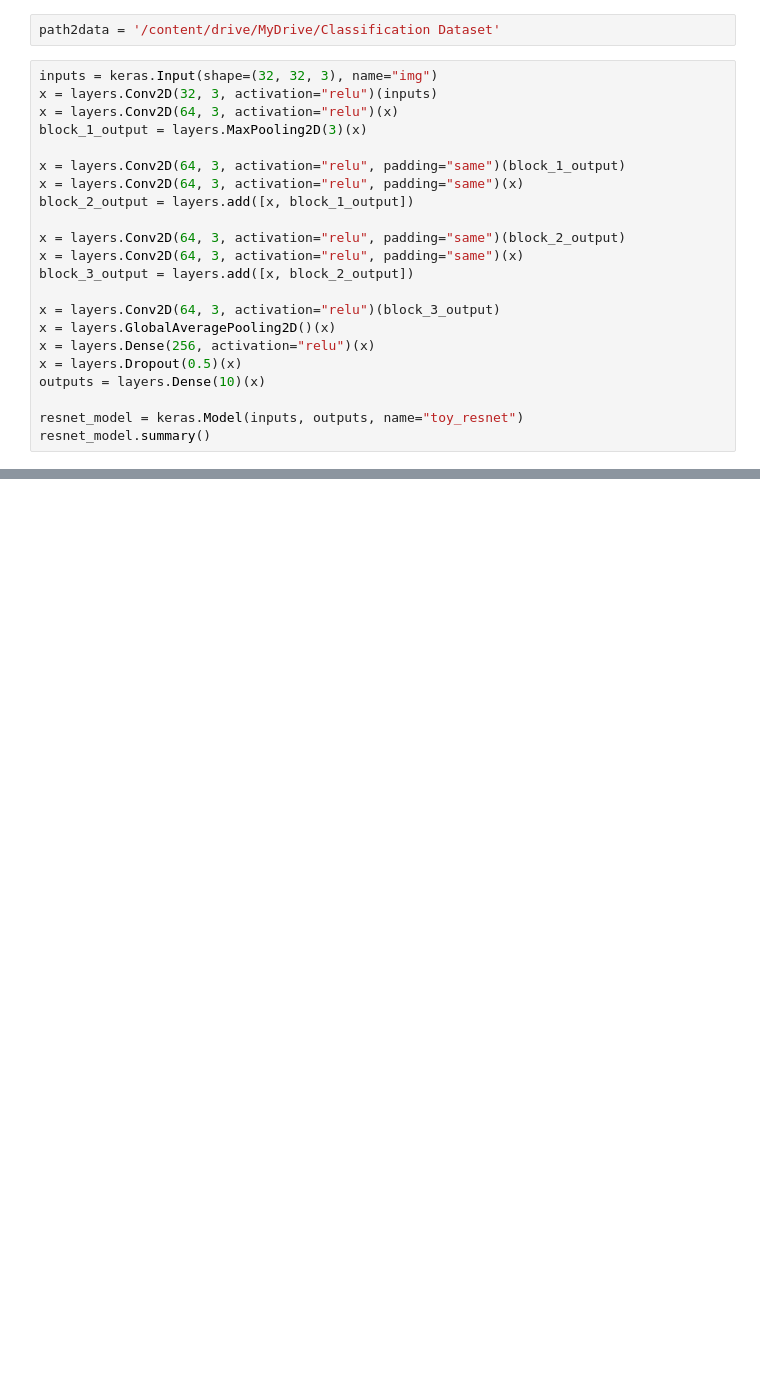
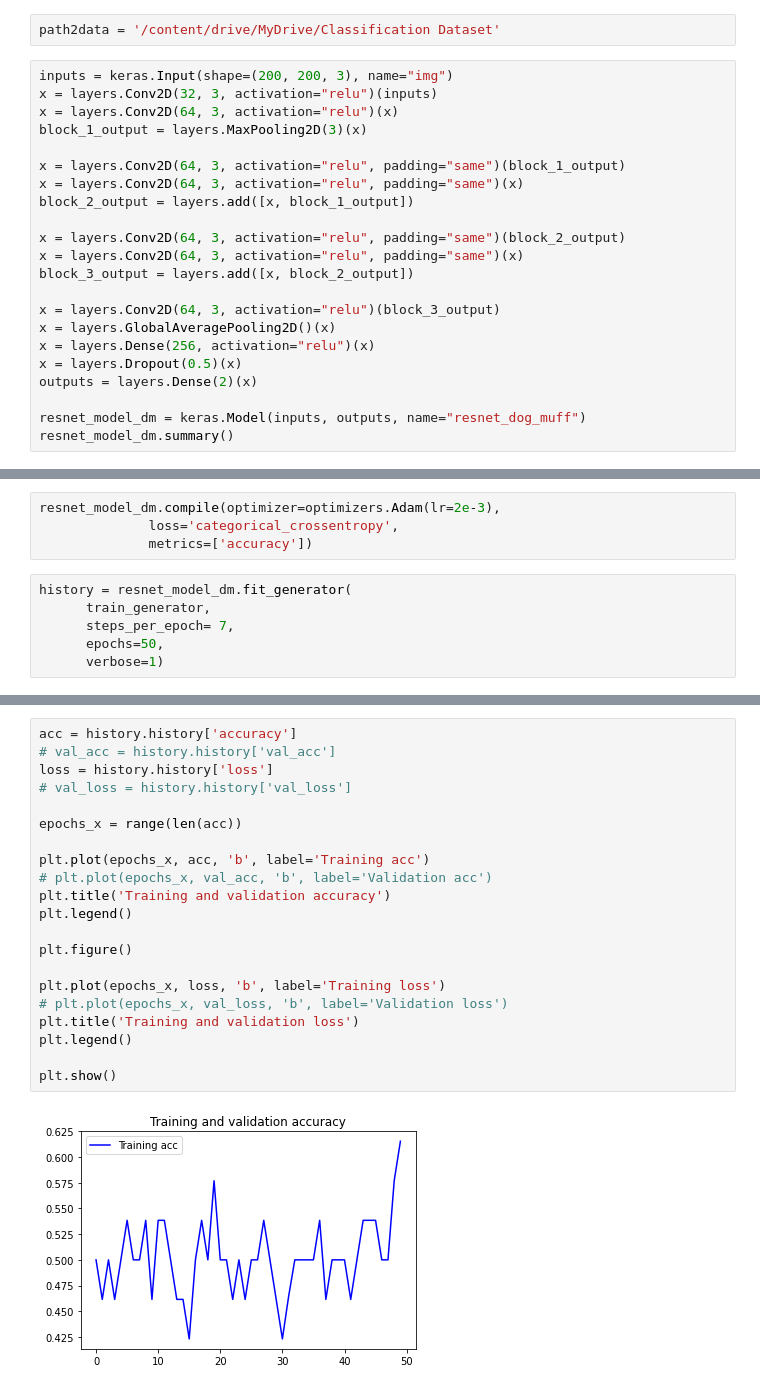
Before and after one commit to Krocata613020188-1/AIprototype2022, a Jupyter notebook: Tensorflow_(network).ipynb, the cells around one changed output, grey strips where cells are left out. Saved outputs shown, nothing was run; the diff lists cells and outputs as text; blank space fills up the shorter version.

```diff
--- a/Tensorflow_(network).ipynb
+++ b/Tensorflow_(network).ipynb
@@ -545,7 +551,7 @@ Drive already mounted at /content/drive; to attempt to forcibly remount, call dr
 # %%
 path2data = '/content/drive/MyDrive/Classification Dataset'
 # %%
-inputs = keras.Input(shape=(32, 32, 3), name="img")
+inputs = keras.Input(shape=(200, 200, 3), name="img")
 x = layers.Conv2D(32, 3, activation="relu")(inputs)
 x = layers.Conv2D(64, 3, activation="relu")(x)
 block_1_output = layers.MaxPooling2D(3)(x)
@@ -562,7 +568,7 @@ x = layers.Conv2D(64, 3, activation="relu")(block_3_output)
 x = layers.GlobalAveragePooling2D()(x)
 x = layers.Dense(256, activation="relu")(x)
 x = layers.Dropout(0.5)(x)
-outputs = layers.Dense(10)(x)
+outputs = layers.Dense(2)(x)
 
-resnet_model = keras.Model(inputs, outputs, name="toy_resnet")
-resnet_model.summary()
+resnet_model_dm = keras.Model(inputs, outputs, name="resnet_dog_muff")
+resnet_model_dm.summary()
@@ -568,0 +626,10 @@ resnet_model.summary()
+# %%
+resnet_model_dm.compile(optimizer=optimizers.Adam(lr=2e-3),
+              loss='categorical_crossentropy',
+              metrics=['accuracy'])
+# %%
+history = resnet_model_dm.fit_generator(
+      train_generator,
+      steps_per_epoch= 7,
+      epochs=50,
+      verbose=1)
@@ -568,0 +654,23 @@ resnet_model.summary()
+# %%
+acc = history.history['accuracy']
+# val_acc = history.history['val_acc']
+loss = history.history['loss']
+# val_loss = history.history['val_loss']
+
+epochs_x = range(len(acc))
+
+plt.plot(epochs_x, acc, 'b', label='Training acc')
+# plt.plot(epochs_x, val_acc, 'b', label='Validation acc')
+plt.title('Training and validation accuracy')
+plt.legend()
+
+plt.figure()
+
+plt.plot(epochs_x, loss, 'b', label='Training loss')
+# plt.plot(epochs_x, val_loss, 'b', label='Validation loss')
+plt.title('Training and validation loss')
+plt.legend()
+
+plt.show()
+# %% [output]
+[figure, added]
```
Also changed, not shown: parts of 22 cells of this notebook.
